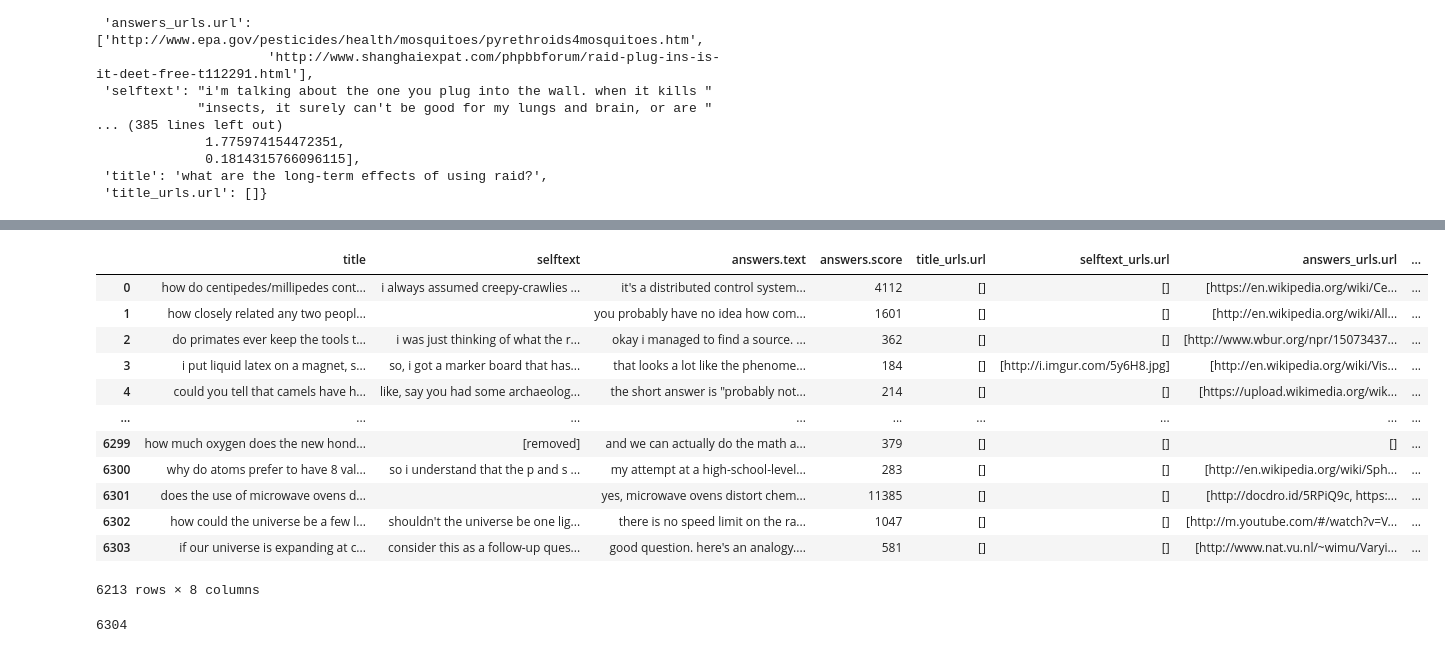
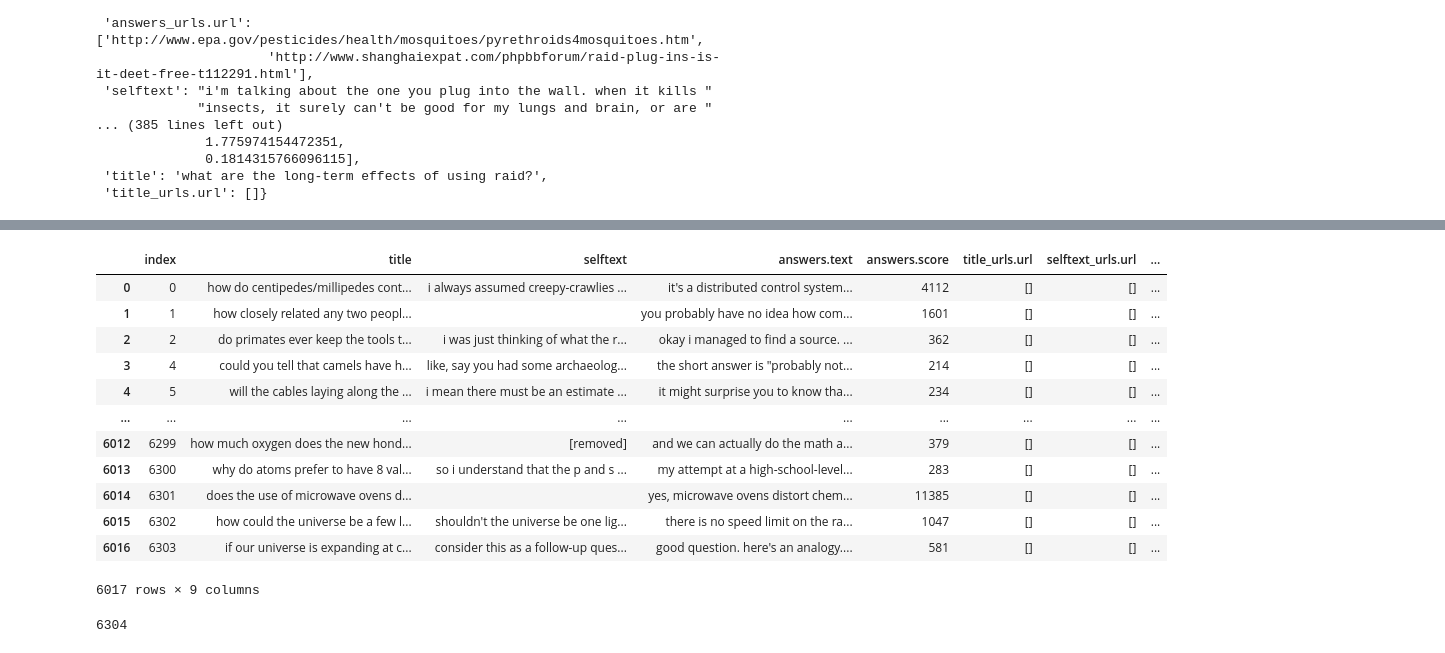
Before and after one commit to mattany/beyond-accuracy, a Jupyter notebook: SFT/data/load_datasets.ipynb, the cells around one changed output, grey strips where cells are left out. Drawn from its saved outputs; the diff is of its cells as text; code cells hidden in the pictures.

```diff
--- a/SFT/data/load_datasets.ipynb
+++ b/SFT/data/load_datasets.ipynb
@@ -79,31 +134,37 @@ import csv
 # %%
-df = pandas.DataFrame(filtered_data)
-blacklist = ["askscience", "megathread", "url_", "["]
+blacklist = ["askscience", "megathread", "[", "x-post", "included", "/r/", "xpost", "reddit"]
+
 mask = ~df['title'].apply(lambda x: any(keyword in x for keyword in blacklist))
-df_filtered = df[mask]
+df = df[mask]
 
-selftext_mask = ~df['selftext'].apply(lambda x: any(keyword in x for keyword in blacklist))
-df_filtered = df[mask]
+mask = df['title'].apply(lambda x: x.endswith('?'))
+df = df[mask]
 
 
-display(df_filtered)
+
+mask = ~df['title_urls.url'].apply(lambda x: len(x) > 0)
+df = df[mask]
+df = df.reset_index()
+
+
 # df_filtered['title'] = df_filtered['title'].map(lambda x: x.strip('"').replace('""', '"'))
-df_filtered = df_filtered.reset_index()
-df_filtered['title'].to_csv('./ask_science.csv', quoting=csv.QUOTE_NONE, sep="\t")
+display(df)
+
+df['title'].to_csv(f'{wd}/ask_science.csv', quoting=csv.QUOTE_NONE, sep="\t")
 # %% [output]
-|  | title | selftext | answers.text | answers.score | title_urls.url | selftext_urls.url | answers_urls.url | ... |
-| 0 | how do centipedes/millipedes cont... | i always assumed creepy-crawlies ... | it's a distributed control system... | 4112 | [] | [] | [https://en.wikipedia.org/wiki/Ce... | ... |
-| 1 | how closely related any two peopl... |  | you probably have no idea how com... | 1601 | [] | [] | [http://en.wikipedia.org/wiki/All... | ... |
-| 2 | do primates ever keep the tools t... | i was just thinking of what the r... | okay i managed to find a source. ... | 362 | [] | [] | [http://www.wbur.org/npr/15073437... | ... |
-| 3 | i put liquid latex on a magnet, s... | so, i got a marker board that has... | that looks a lot like the phenome... | 184 | [] | [http://i.imgur.com/5y6H8.jpg] | [http://en.wikipedia.org/wiki/Vis... | ... |
-| 4 | could you tell that camels have h... | like, say you had some archaeolog... | the short answer is "probably not... | 214 | [] | [] | [https://upload.wikimedia.org/wik... | ... |
+|  | index | title | selftext | answers.text | answers.score | title_urls.url | selftext_urls.url | ... |
+| 0 | 0 | how do centipedes/millipedes cont... | i always assumed creepy-crawlies ... | it's a distributed control system... | 4112 | [] | [] | ... |
+| 1 | 1 | how closely related any two peopl... |  | you probably have no idea how com... | 1601 | [] | [] | ... |
+| 2 | 2 | do primates ever keep the tools t... | i was just thinking of what the r... | okay i managed to find a source. ... | 362 | [] | [] | ... |
+| 3 | 4 | could you tell that camels have h... | like, say you had some archaeolog... | the short answer is "probably not... | 214 | [] | [] | ... |
+| 4 | 5 | will the cables laying along the ... | i mean there must be an estimate ... | it might surprise you to know tha... | 234 | [] | [] | ... |
 | ... | ... | ... | ... | ... | ... | ... | ... | ... |
-| 6299 | how much oxygen does the new hond... | [removed] | and we can actually do the math a... | 379 | [] | [] | [] | ... |
-| 6300 | why do atoms prefer to have 8 val... | so i understand that the p and s ... | my attempt at a high-school-level... | 283 | [] | [] | [http://en.wikipedia.org/wiki/Sph... | ... |
-| 6301 | does the use of microwave ovens d... |  | yes, microwave ovens distort chem... | 11385 | [] | [] | [http://docdro.id/5RPiQ9c, https:... | ... |
-| 6302 | how could the universe be a few l... | shouldn't the universe be one lig... | there is no speed limit on the ra... | 1047 | [] | [] | [http://m.youtube.com/#/watch?v=V... | ... |
-| 6303 | if our universe is expanding at c... | consider this as a follow-up ques... | good question. here's an analogy.... | 581 | [] | [] | [http://www.nat.vu.nl/~wimu/Varyi... | ... |
+| 6012 | 6299 | how much oxygen does the new hond... | [removed] | and we can actually do the math a... | 379 | [] | [] | ... |
+| 6013 | 6300 | why do atoms prefer to have 8 val... | so i understand that the p and s ... | my attempt at a high-school-level... | 283 | [] | [] | ... |
+| 6014 | 6301 | does the use of microwave ovens d... |  | yes, microwave ovens distort chem... | 11385 | [] | [] | ... |
+| 6015 | 6302 | how could the universe be a few l... | shouldn't the universe be one lig... | there is no speed limit on the ra... | 1047 | [] | [] | ... |
+| 6016 | 6303 | if our universe is expanding at c... | consider this as a follow-up ques... | good question. here's an analogy.... | 581 | [] | [] | ... |
-6213 rows × 8 columns
+6017 rows × 9 columns
 # %%
 df2 = pandas.DataFrame( dataset['train'].filter(lambda example: example["answers.score"] >= 100))
 len(df2)
```
Also changed, not shown: parts of 5 cells of this notebook, 1 other file.
